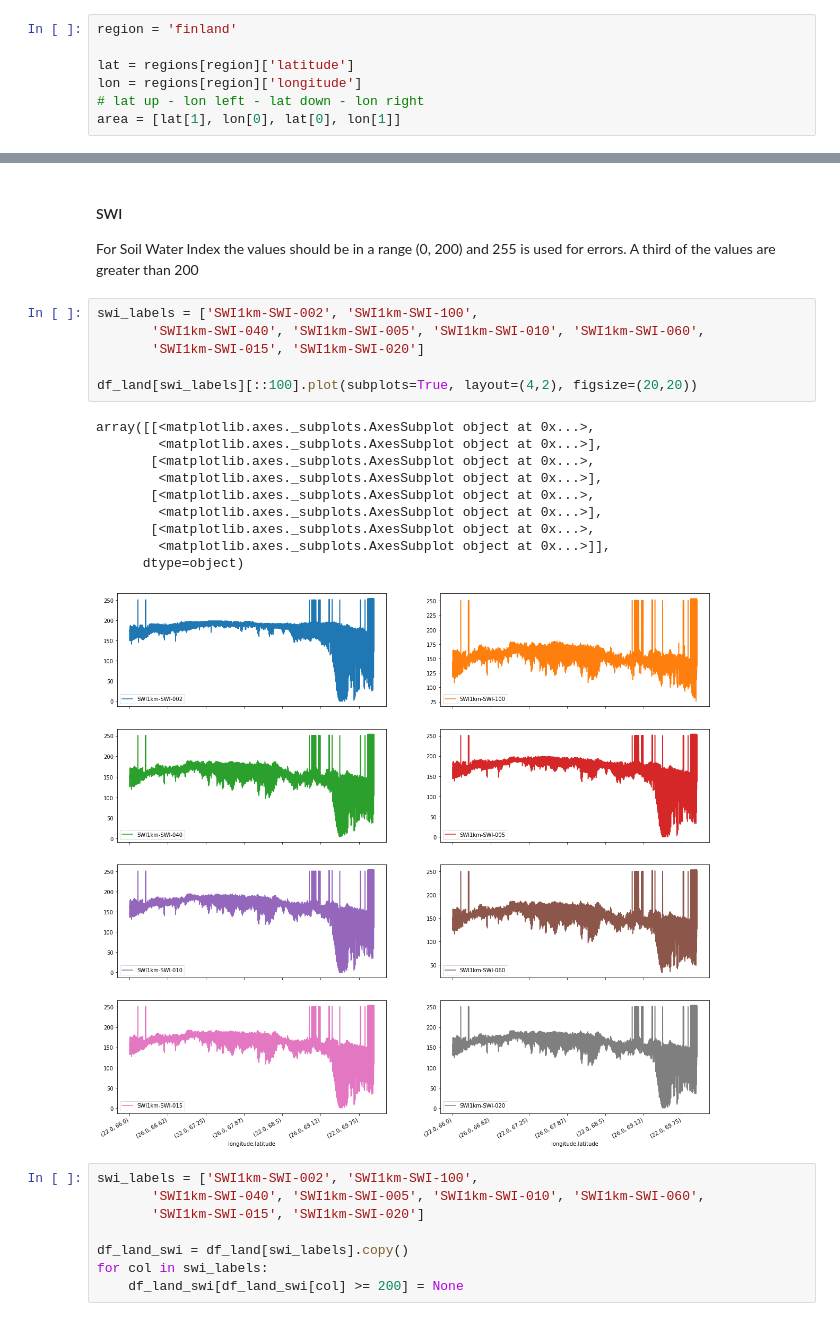
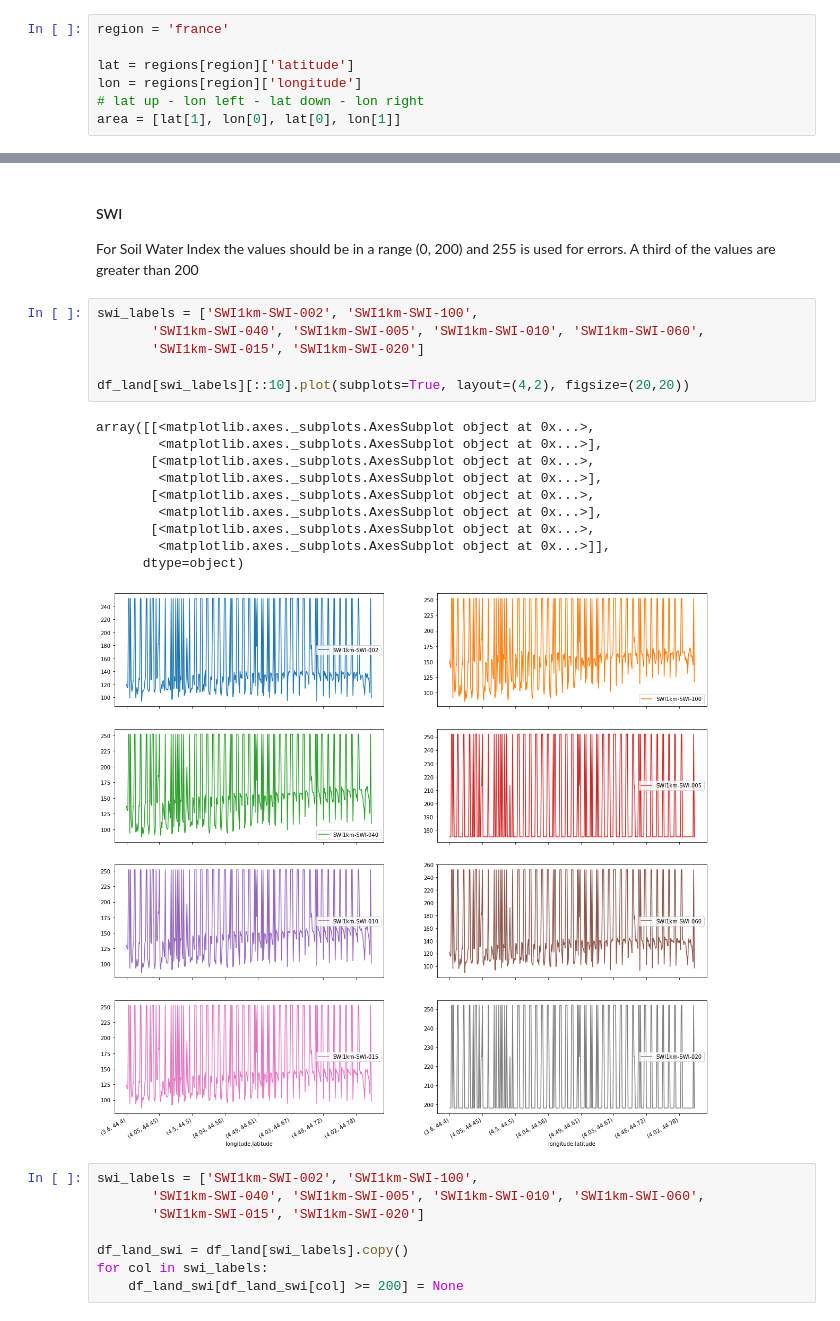
Before and after one commit to vincenzomadaghiele/Regression-of-biodiversity-indicators, a Jupyter notebook: DatasetCleaning/data_cleaning.ipynb, the cells around one changed output, grey strips where cells are left out. Drawn from its saved outputs; the diff is of its cells as text.

```diff
--- a/DatasetCleaning/data_cleaning.ipynb
+++ b/DatasetCleaning/data_cleaning.ipynb
@@ -40,7 +40,7 @@ Current available regions with corresponding coordinates
   'year': 2014,
   'month': ['05']}}
 # %%
-region = 'finland'
+region = 'france'
 
 lat = regions[region]['latitude']
 lon = regions[region]['longitude']
@@ -399,20 +399,20 @@ For Soil Water Index the values should be in a range (0, 200) and 255 is used fo
 # %%
 swi_labels = ['SWI1km-SWI-002', 'SWI1km-SWI-100',
        'SWI1km-SWI-040', 'SWI1km-SWI-005', 'SWI1km-SWI-010', 'SWI1km-SWI-060',
        'SWI1km-SWI-015', 'SWI1km-SWI-020']
 
-df_land[swi_labels][::100].plot(subplots=True, layout=(4,2), figsize=(20,20))
+df_land[swi_labels][::10].plot(subplots=True, layout=(4,2), figsize=(20,20))
 # %% [output]
 array([[<matplotlib.axes._subplots.AxesSubplot object at 0x...>,
         <matplotlib.axes._subplots.AxesSubplot object at 0x...>],
        [<matplotlib.axes._subplots.AxesSubplot object at 0x...>,
         <matplotlib.axes._subplots.AxesSubplot object at 0x...>],
        [<matplotlib.axes._subplots.AxesSubplot object at 0x...>,
         <matplotlib.axes._subplots.AxesSubplot object at 0x...>],
        [<matplotlib.axes._subplots.AxesSubplot object at 0x...>,
         <matplotlib.axes._subplots.AxesSubplot object at 0x...>]],
       dtype=object)
-[figure, old version]
+[figure, new version]
 # %%
 swi_labels = ['SWI1km-SWI-002', 'SWI1km-SWI-100',
        'SWI1km-SWI-040', 'SWI1km-SWI-005', 'SWI1km-SWI-010', 'SWI1km-SWI-060',
```
Also changed, not shown: parts of 3 cells of this notebook, 19 other files.
